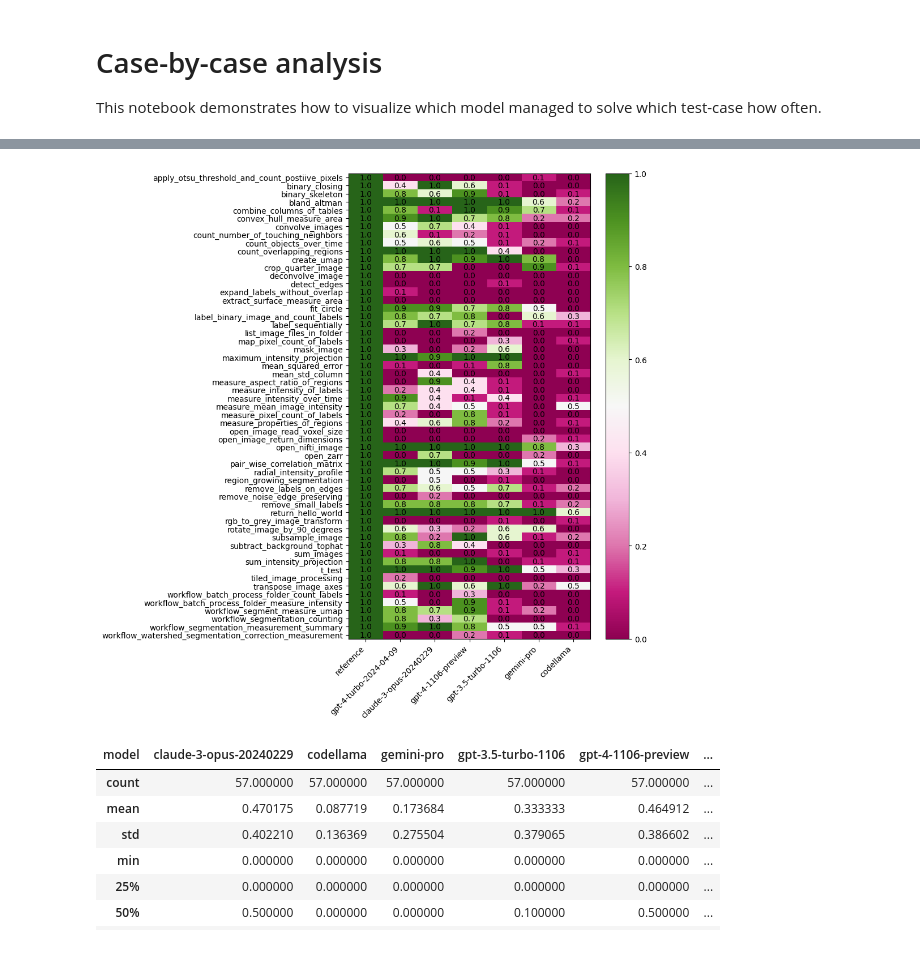
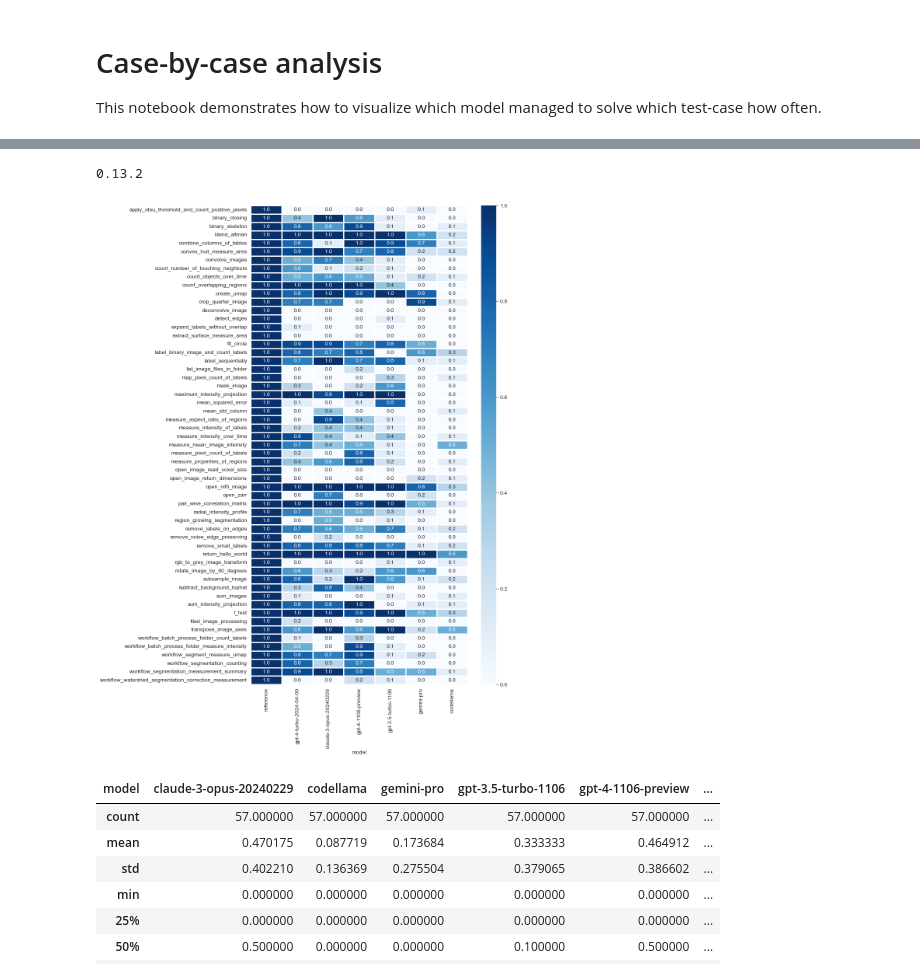
Before and after one commit to haesleinhuepf/human-eval-bia, a Jupyter notebook: demo/summarize_by_case.ipynb, the cells around one changed output, grey strips where cells are left out. Drawn from its saved outputs; the diff is of its cells as text; code cells hidden in the pictures.

Commit message:
add seaborn plots

```diff
--- a/demo/summarize_by_case.ipynb
+++ b/demo/summarize_by_case.ipynb
@@ -84,45 +85,32 @@ pivot_df.style.pipe(colorize).format("{:.1f}", subset=pivot_df.columns[1:])
 # %%
 import matplotlib.pyplot as plt
 import numpy as np
+import seaborn as sns
+
+print(sns.__version__)
+sns.set_style("white")
 
 df = pivot_df
 
 # Separate the numerical data for plotting and the string column for y-axis labels
 numerical_data = df.select_dtypes(include=[np.number])
 mean_values = numerical_data.mean().sort_values(ascending=False)
 
 # Reorder columns in numerical_data based on sorted mean values
 numerical_data = numerical_data[mean_values.index]
 
 str_column_values = df['task_id']  # Replace 'str_column' with the actual column name
 
+
 # Plotting
-fig, ax = plt.subplots(figsize=(10,10))
-cax = ax.imshow(numerical_data, cmap='PiYG', aspect='auto')
+fig = plt.figure(figsize=(9,16))
+sns.heatmap(numerical_data, annot=True, linewidths=1, yticklabels=str_column_values, fmt=".1f", cbar_kws={'shrink': 1, 'aspect': 2*16}, cmap="Blues")
 
-# Annotating each cell with the corresponding value
-for (i, j), val in np.ndenumerate(numerical_data):
-    ax.text(j, i, f'{val}', ha='center', va='center')
-
-# Setting the column names as x-axis labels
-ax.set_xticks(np.arange(len(numerical_data.columns)))
-ax.set_xticklabels(numerical_data.columns)
-
-# Setting the string column values as y-axis labels
-ax.set_yticks(np.arange(len(str_column_values)))
-ax.set_yticklabels(str_column_values)
-
-# Rotating the tick labels for better visibility
-plt.xticks(rotation=45, ha="right")
-
-# Showing the color bar and tight_layout for neatness
-fig.colorbar(cax)
-plt.tight_layout()
-
-plt.savefig("../docs/paper/performance_per_task")
+plt.savefig("../docs/paper/performance_per_task", bbox_inches="tight", dpi=300)
 plt.show()
 # %% [output]
+0.13.2
-[figure, old version]
+[figure, new version]
 # %%
 pivot_df.describe()
 # %% [output]
```
Also changed, not shown: parts of 6 cells of this notebook, 3 other files.
